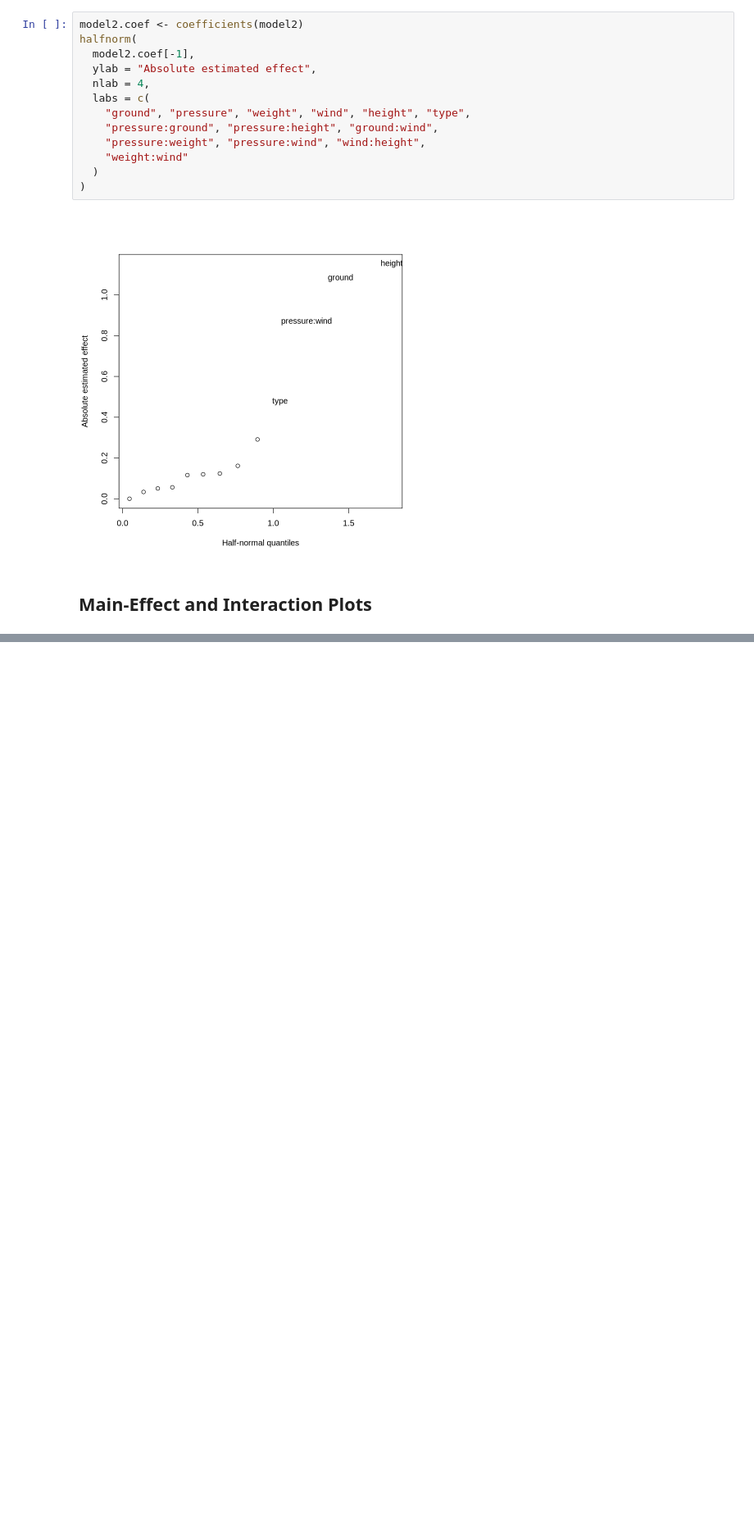
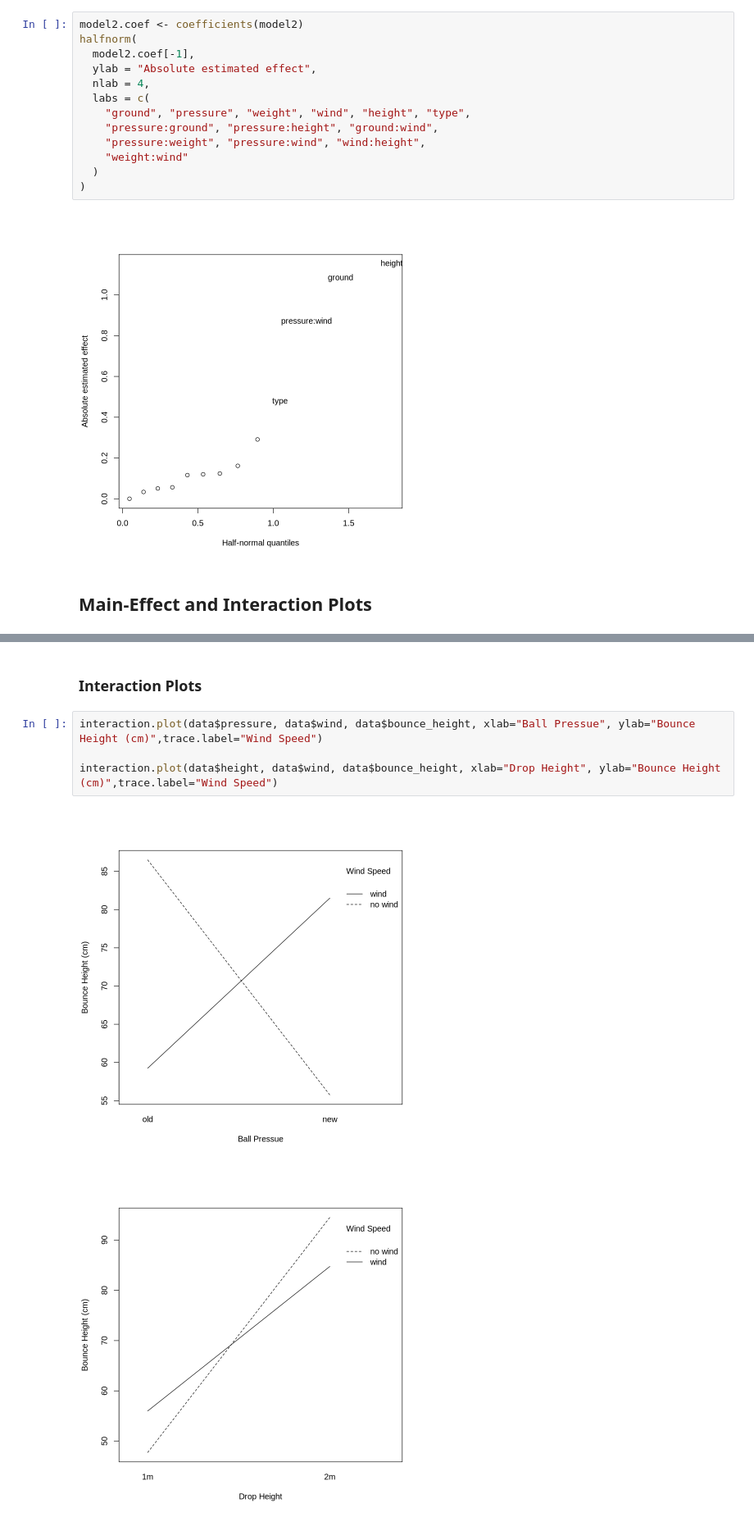
Before and after one commit to ciciliujx/Ball-Drop-Experimental-Design, a Jupyter notebook: Report.ipynb, the cells around one changed output, grey strips where cells are left out. Shown at 82% size. Cells and saved outputs as stored; diff of their text form; blank space fills up the shorter version.

```diff
--- a/Report.ipynb
+++ b/Report.ipynb
@@ -123,0 +125,9 @@ halfnorm(
+# %% [markdown]
+### Interaction Plots
+# %%
+interaction.plot(data$pressure, data$wind, data$bounce_height, xlab="Ball Pressue", ylab="Bounce Height (cm)",trace.label="Wind Speed")
+
+interaction.plot(data$height, data$wind, data$bounce_height, xlab="Drop Height", ylab="Bounce Height (cm)",trace.label="Wind Speed")
+# %% [output]
+[figure, added]
+[figure, added]
```
Also changed, not shown: parts of 5 cells of this notebook.
